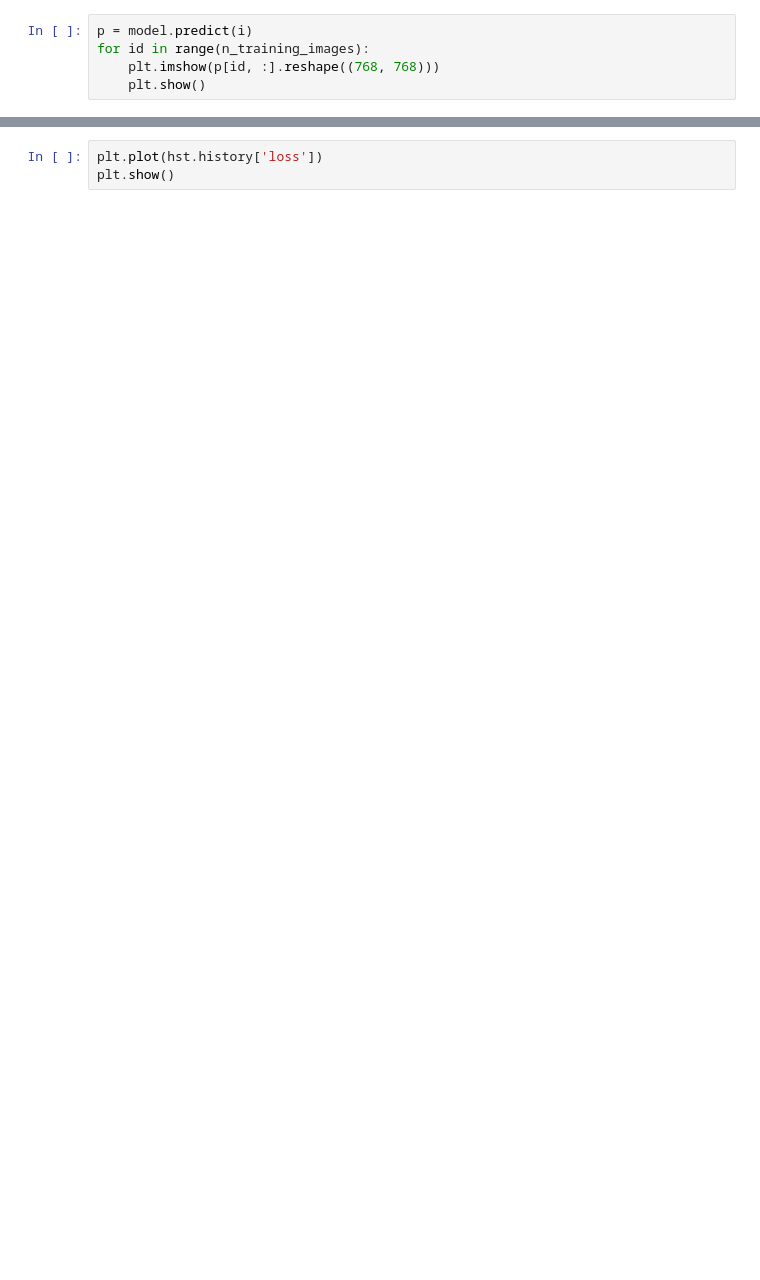
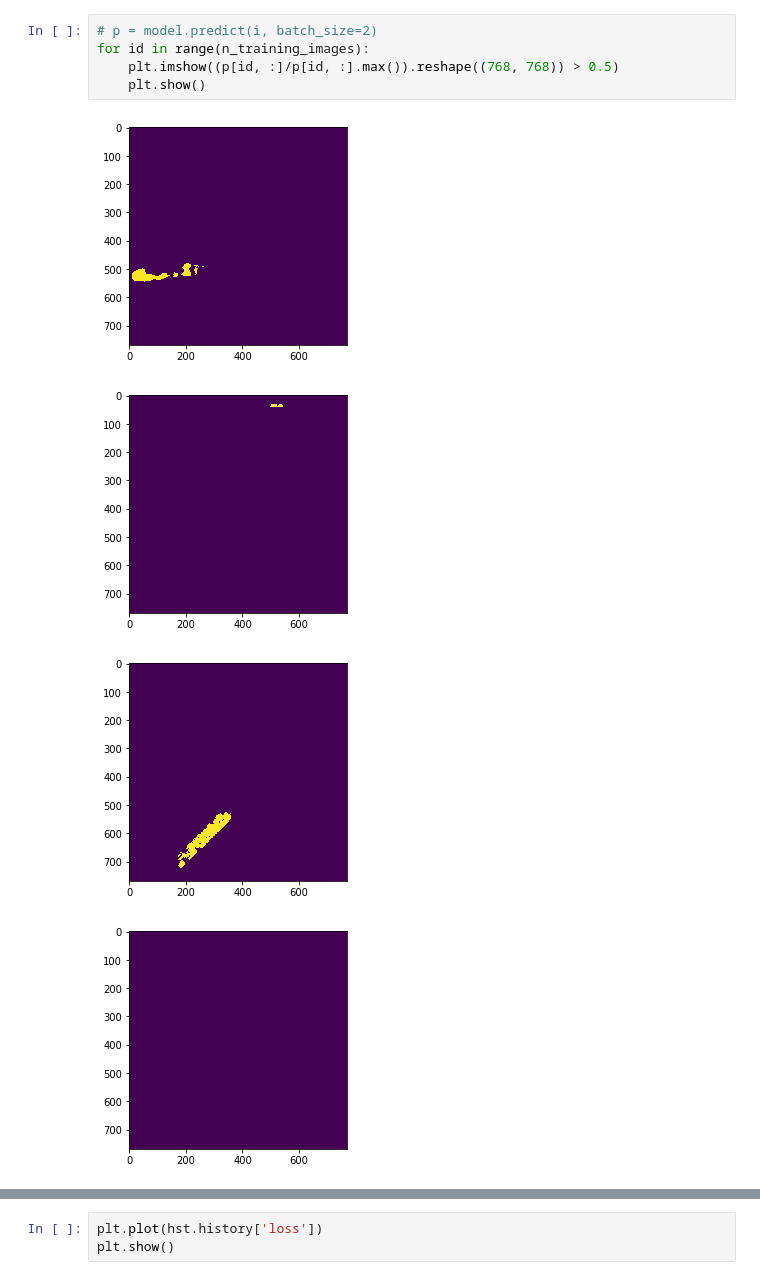
Before and after one commit to Deep-Learning-GAZ/Airbus-Ship-Detection-Challenge, a Jupyter notebook: single_image.ipynb, the cells around one changed output, grey strips where cells are left out. Saved outputs shown, nothing was run; the diff lists cells and outputs as text; blank space fills up the shorter version.

```diff
--- a/single_image.ipynb
+++ b/single_image.ipynb
@@ -61,5 +42,10 @@ for id in range(n_training_images):
 # %%
-p = model.predict(i)
+# p = model.predict(i, batch_size=2)
 for id in range(n_training_images):
-    plt.imshow(p[id, :].reshape((768, 768)))
+    plt.imshow((p[id, :]/p[id, :].max()).reshape((768, 768)) > 0.5)
     plt.show()
+# %% [output]
+[figure, added]
+[figure, added]
+[figure, added]
+[figure, added]
```
Also changed, not shown: parts of 9 cells of this notebook, 3 other files.
